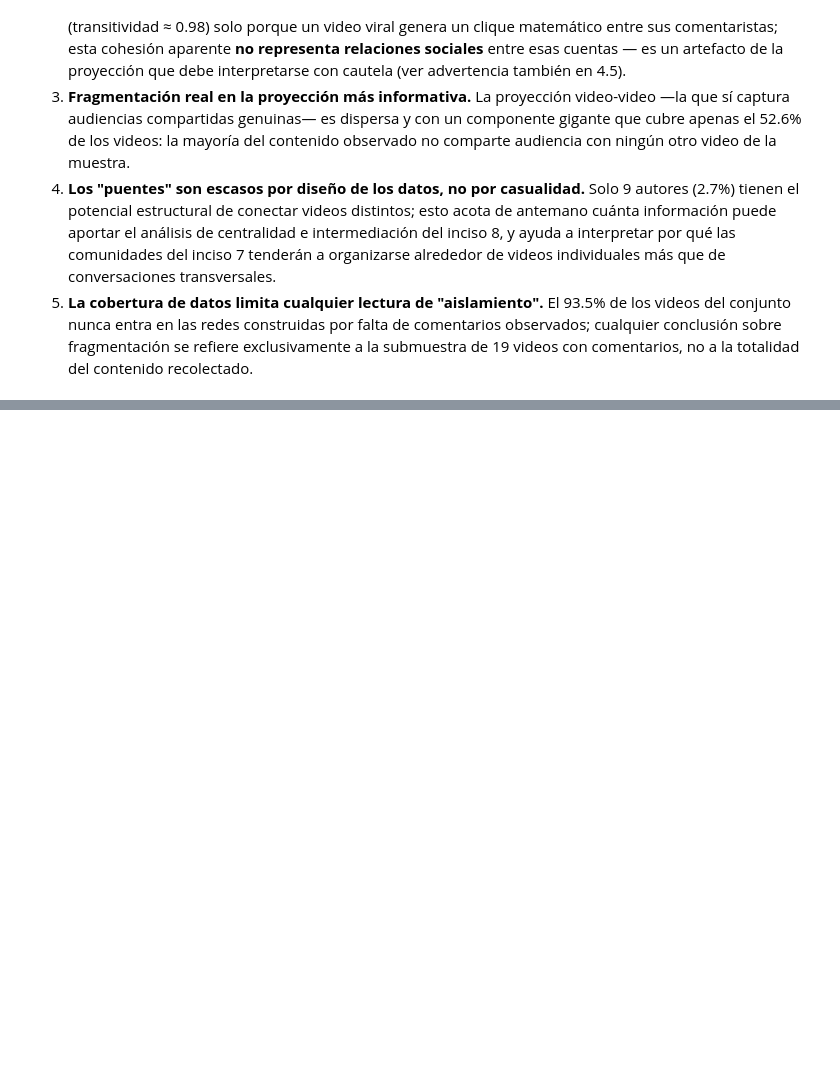
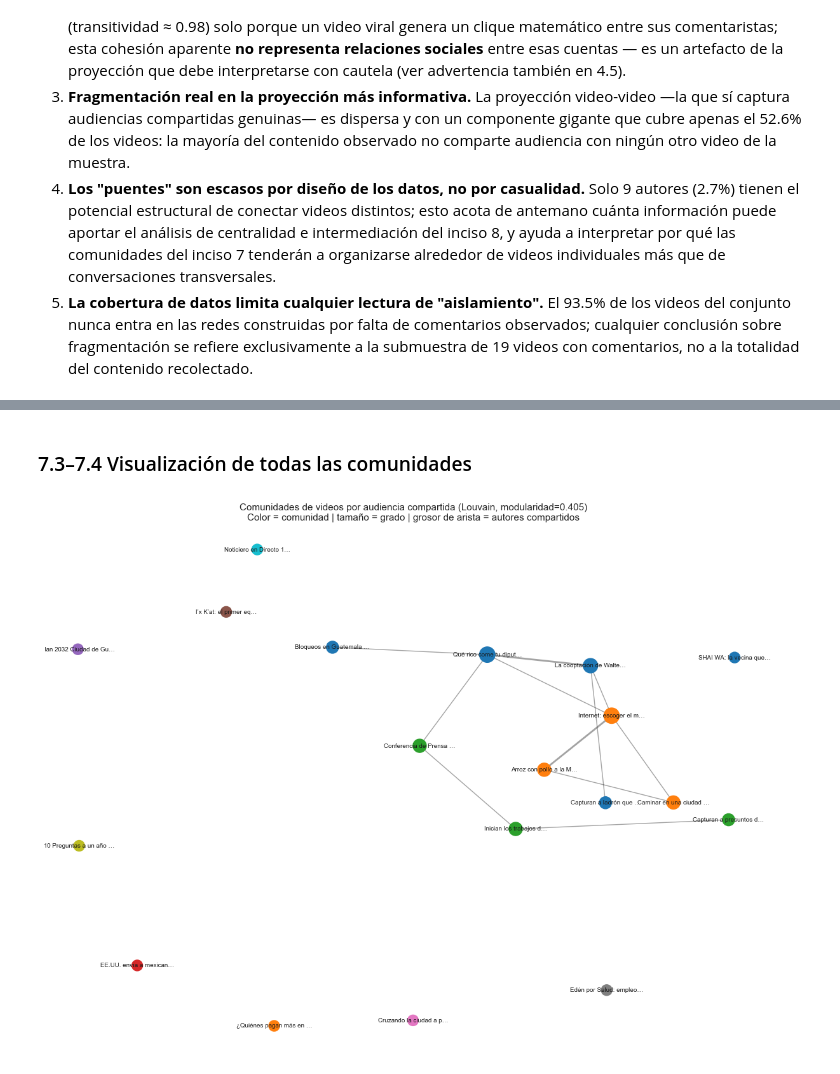
Before and after one commit to Ikeel04/Labs-DS, a Jupyter notebook: Lab6/Laboratorio6.ipynb, the cells around one changed output, grey strips where cells are left out. Cells and saved outputs as stored; diff of their text form; code cells hidden in the pictures; blank space fills up the shorter version.

```diff
--- a/Lab6/Laboratorio6.ipynb
+++ b/Lab6/Laboratorio6.ipynb
@@ -2262,0 +2267,12 @@ Integrando los resultados de 6.1–6.3, el conjunto de datos describe una red de
+# %%
+from networkx.algorithms.community import modularity
+
+comunidades_video = louvain_communities(G_video_proy, weight="weight", seed=42)
+comunidades_video = sorted(comunidades_video, key=len, reverse=True)
+
+mod_video = modularity(G_video_proy, comunidades_video, weight="weight")
+
+print(f"Comunidades detectadas: {len(comunidades_video)}")
+for i, comm in enumerate(comunidades_video):
+    print(f"  Comunidad {i+1}: {len(comm)} videos")
+print(f"\nModularidad: {mod_video:.4f}")
@@ -2262,0 +2295,33 @@ Integrando los resultados de 6.1–6.3, el conjunto de datos describe una red de
+# %% [markdown]
+### 7.3–7.4 Visualización de todas las comunidades
+# %%
+paleta = plt.cm.tab10.colors
+color_por_video = {}
+for i, comm in enumerate(comunidades_video):
+    for v in comm:
+        color_por_video[v] = paleta[i % len(paleta)]
+
+fig, ax = plt.subplots(figsize=(12, 9))
+pos = nx.spring_layout(G_video_proy, k=0.8, seed=42, weight="weight")
+
+pesos_dibujo = [G_video_proy[u][v]["weight"] for u, v in G_video_proy.edges()]
+nx.draw_networkx_edges(G_video_proy, pos, alpha=0.4, width=pesos_dibujo, ax=ax)
+
+node_colors = [color_por_video[n] for n in G_video_proy.nodes()]
+node_sizes = [150 + 40 * G_video_proy.degree(n) for n in G_video_proy.nodes()]
+nx.draw_networkx_nodes(G_video_proy, pos, node_color=node_colors, node_size=node_sizes, ax=ax)
+
+labels = {v: (info_video.loc[v, "title"][:22] + "…" if v in info_video.index else v) for v in G_video_proy.nodes()}
+nx.draw_networkx_labels(G_video_proy, pos, labels=labels, font_size=7, ax=ax)
+
+ax.set_title(
+    f"Comunidades de videos por audiencia compartida (Louvain, modularidad={mod_video:.3f})\n"
+    f"Color = comunidad | tamaño = grado | grosor de arista = autores compartidos",
+    fontsize=11,
+)
+ax.axis("off")
+plt.tight_layout()
+plt.savefig("data/comunidades_video.png", dpi=150)
+plt.show()
+# %% [output]
+[figure, added]
```
Also changed, not shown: parts of 45 cells of this notebook.
